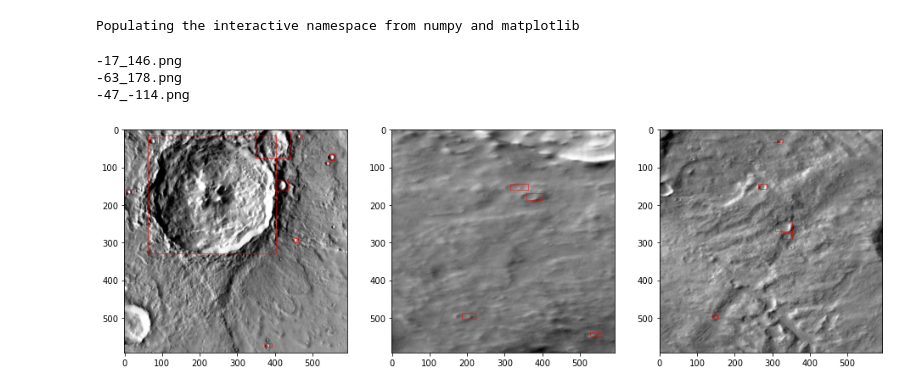
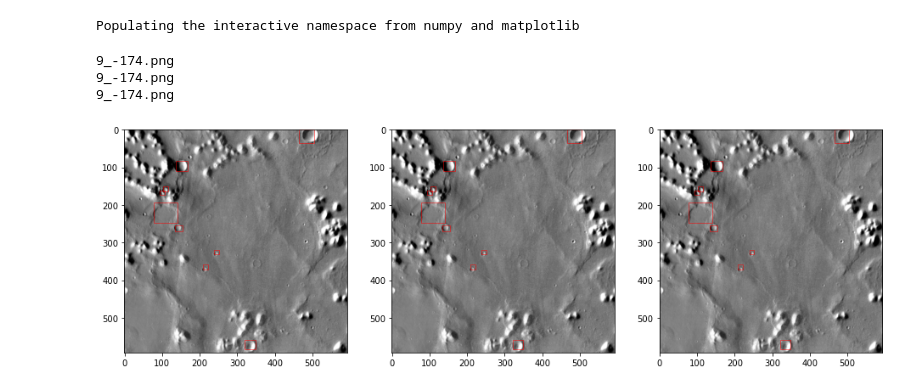
Before and after one commit to liyinze1/Robbins-to-THEMIS, a Jupyter notebook: demo.ipynb, the cells around one changed output. Saved outputs shown, nothing was run; the diff lists cells and outputs as text; code cells hidden in the pictures.

```diff
--- a/demo.ipynb
+++ b/demo.ipynb
@@ -18,28 +18,29 @@ image_names = os.listdir(image_path)
 # %%
 random.shuffle(image_names)
 fig, ax = plt.subplots(1, 3, figsize=(16, 5))
 
 for i in range(3):
-    image_name = image_names[i]
+    # image_name = image_names[i]
+    image_name = '9_-174.png'
     im = Image.open(image_path + image_name)
     ax[i].imshow(im, cmap='gray')
     size, size = im.size
     label_name = image_name[:-3] + 'txt'
     print(image_name)
     f = open(label_path + label_name, 'r')
     for line in f.readlines():
         c, x, y, w, h = line.split(' ')
         x = float(x) * size
         y = float(y) * size
         w = float(w) * size
         h = float(h) * size
         x -= w / 2
         y -= h / 2
         rect = patches.Rectangle((x, y), w, h, linewidth=0.5, edgecolor='r', facecolor='none')
         ax[i].add_patch(rect)
     f.close()
 # %% [output]
--17_146.png
--63_178.png
--47_-114.png
+9_-174.png
+9_-174.png
+9_-174.png
-[figure, old version]
+[figure, new version]
```
Also changed, not shown: parts of 1 cell of this notebook, 2 other files.
